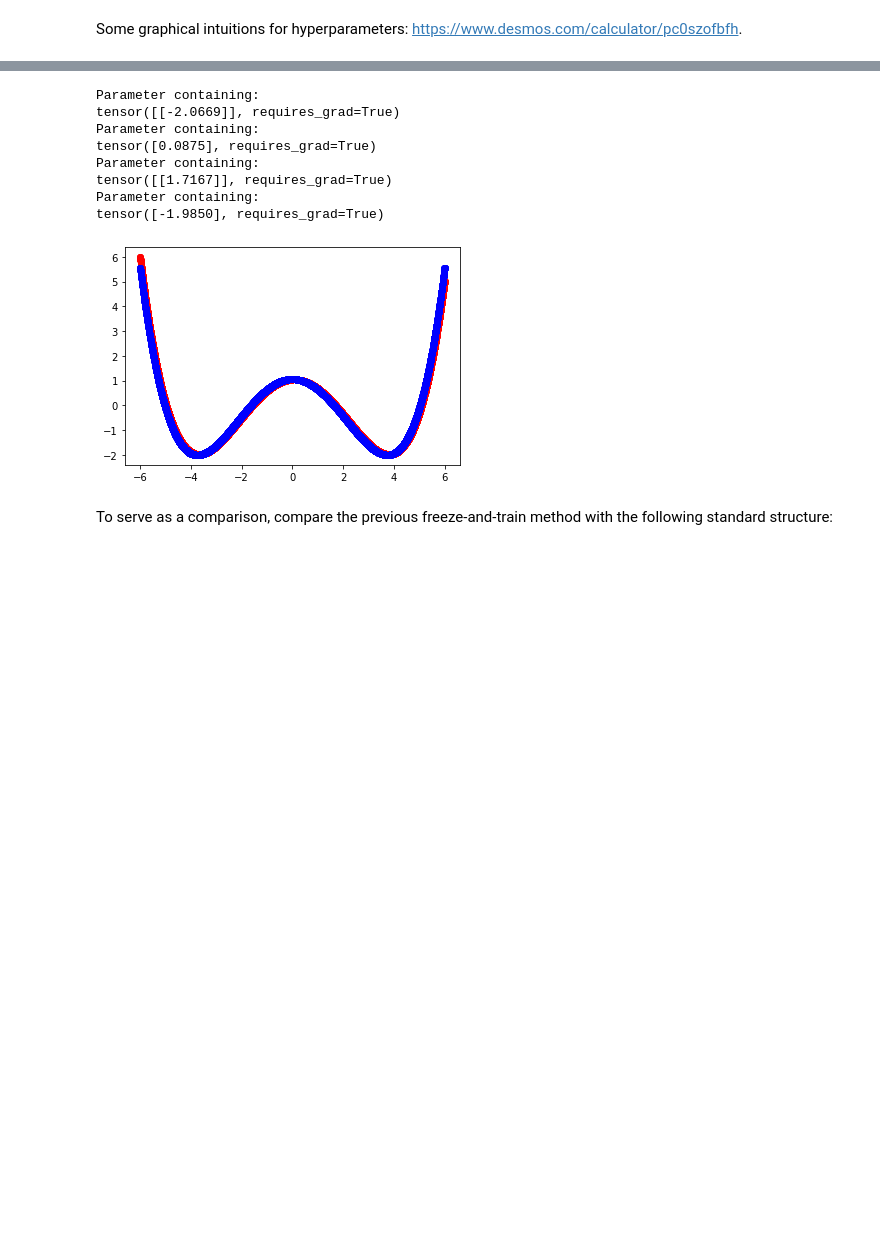
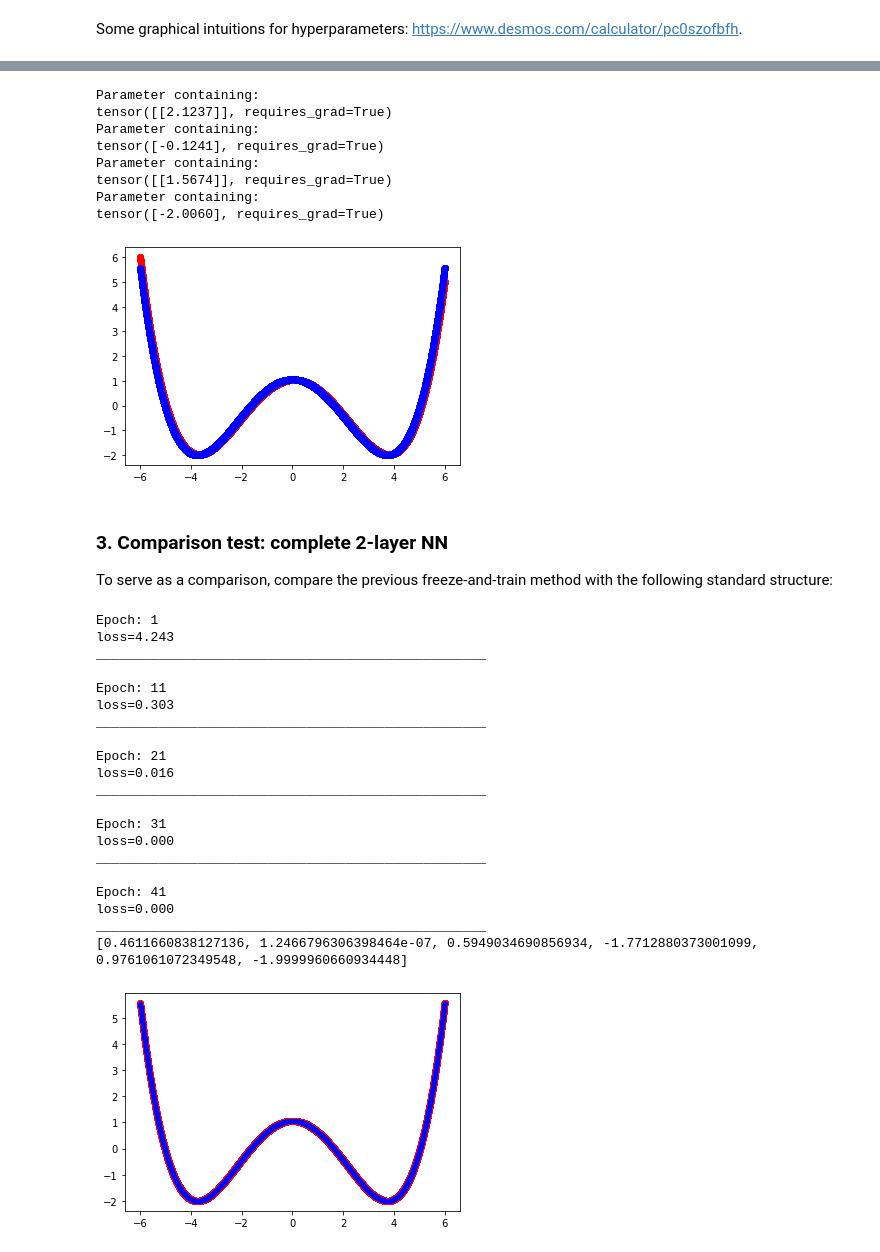
Before and after one commit to ZQZCalin/2-layer-skip-NN, a Jupyter notebook: counter-example.ipynb, the cells around one changed output, grey strips where cells are left out. Drawn from its saved outputs; the diff is of its cells as text; code cells hidden in the pictures; blank space fills up the shorter version.

```diff
--- a/counter-example.ipynb
+++ b/counter-example.ipynb
@@ -61,7 +64,7 @@ def train_model(model, X, Y, epochs, batch_size, loss_fn, optimizer):
             loss.backward()
             optimizer.step()
 
-        if t%5 == 0:
+        if t%10 == 0:
             print(f"\nEpoch: {t+1:n}")
             print(f"loss={loss:.3f}")
             print("_"*50)
@@ -101,7 +104,7 @@ class first_layer_model(nn.Module):
 first_layer = first_layer_model()
 loss_fn = nn.MSELoss()
 
-epochs = 30
+epochs = 50
 batch_size = 64
 # %%
 # TRAIN FIRST LAYER
@@ -128,3 +133,15 @@ __________________________________________________
+# %%
+# TEST MODEL
+def test_model(model):
+    params = []
+    for p in model.parameters():
+        params.append(p.item())
+    print(params)
+
+    y_pred = model(X_tensor)
+    plt.scatter(X_tensor.detach().numpy(), y_pred.detach().numpy(), color="red")
+    plt.scatter(X_tensor.detach().numpy(), y_tensor.detach().numpy(), color="blue", marker='.')
+    plt.show()
 # %%
 # FIRST LAYLER RESULT
 first_layer_params = []
@@ -190,13 +208,64 @@ plt.scatter(X_tensor.detach().numpy(), y_tensor.detach().numpy(), color="blue")
 plt.show()
 # %% [output]
 Parameter containing:
-tensor([[-2.0669]], requires_grad=True)
+tensor([[2.1237]], requires_grad=True)
 Parameter containing:
-tensor([0.0875], requires_grad=True)
+tensor([-0.1241], requires_grad=True)
 Parameter containing:
-tensor([[1.7167]], requires_grad=True)
+tensor([[1.5674]], requires_grad=True)
 Parameter containing:
-tensor([-1.9850], requires_grad=True)
+tensor([-2.0060], requires_grad=True)
 [figure]
 # %% [markdown]
+### 3. Comparison test: complete 2-layer NN
 To serve as a comparison, compare the previous freeze-and-train method with the following standard structure:
+# %%
+# COMPLETE 2 LAYER NETWORK
+class complete_network_model(nn.Module):
+    def __init__(self):
+        super().__init__()
+        self.sequential = nn.Sequential(
+            nn.Linear(1, 1),  # x -> ax+b
+            Lambda(quad_activation),  # (ax+b)^2
+            nn.Linear(1, 1),  # k(ax+b)^2+c
+            Lambda(quad_activation),
+            nn.Linear(1, 1),
+#             Lambda(quad_activation),
+#             nn.Linear(1, 1),
+#             Lambda(quad_activation),
+#             nn.Linear(1, 1)
+        )
+
+    def forward(self, x):
+        return self.sequential(x)
+# %%
+torch.manual_seed(12131)
+
+_epochs = 50
+complete_network = complete_network_model()
+optim3 = optim.Adam(complete_network.parameters())
+
+train_model(complete_network, X, Y, _epochs, batch_size, loss_fn, optim3)
+test_model(complete_network)
+# %% [output]
+Epoch: 1
+loss=4.243
+__________________________________________________
+
+Epoch: 11
+loss=0.303
+__________________________________________________
+
+Epoch: 21
+loss=0.016
+__________________________________________________
+
+Epoch: 31
+loss=0.000
+__________________________________________________
+
+Epoch: 41
+loss=0.000
+__________________________________________________
+[0.4611660838127136, 1.2466796306398464e-07, 0.5949034690856934, -1.7712880373001099, 0.9761061072349548, -1.9999960660934448]
+[figure, added]
```
Also changed, not shown: parts of 14 cells of this notebook.
